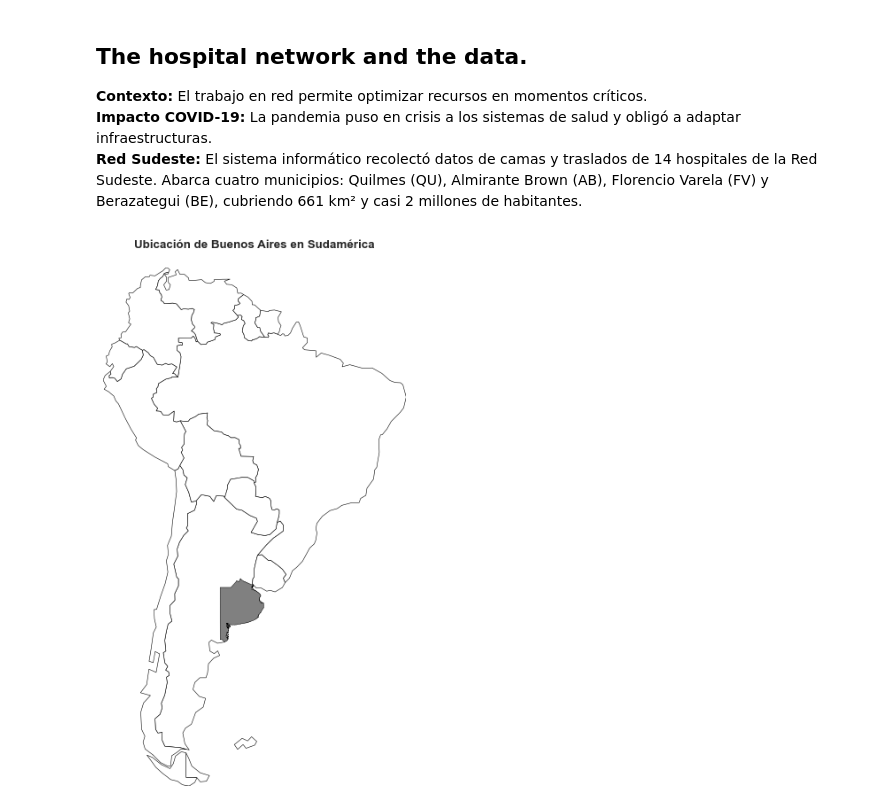
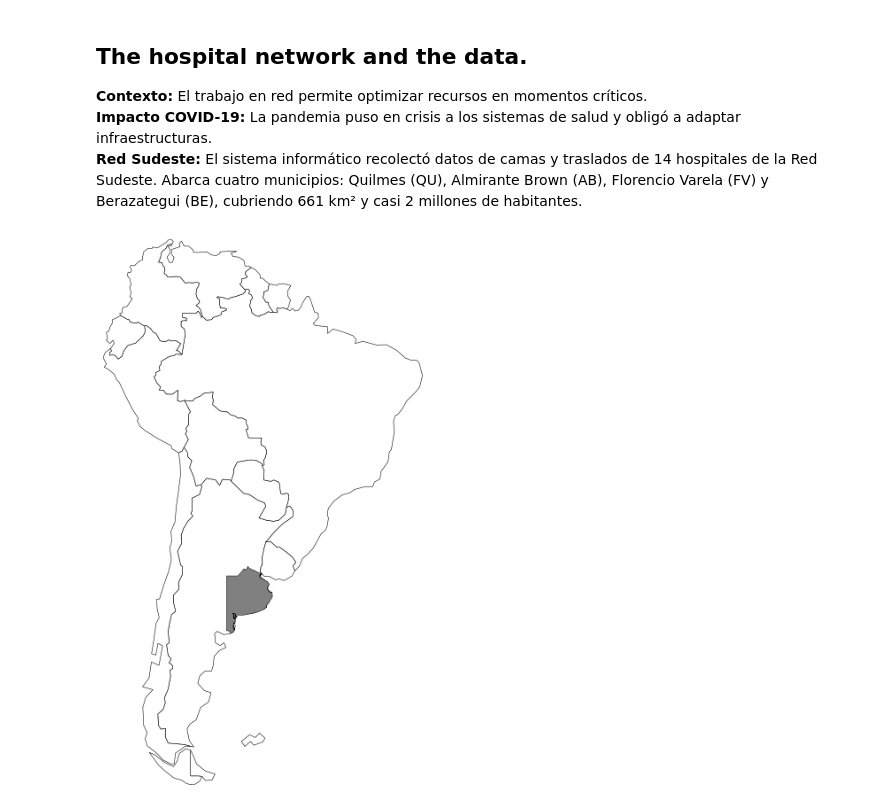
Before and after one commit to micagonzdark/RedesHospitales, a Jupyter notebook: notebooks/06_JAIIO_mapas.ipynb, the cells around one changed output. Saved outputs shown, nothing was run; the diff lists cells and outputs as text; code cells hidden in the pictures.

```diff
--- a/notebooks/06_JAIIO_mapas.ipynb
+++ b/notebooks/06_JAIIO_mapas.ipynb
@@ -105,13 +105,13 @@ ax.set_xlim(minx, maxx)
 ax.set_ylim(miny, maxy)
 
 # Título con mejor fuente
-ax.set_title(
-    "Ubicación de Buenos Aires en Sudamérica",
-    fontsize=12,
-    fontweight="bold",
-    pad=20,
-    loc="center"
-)
+# ax.set_title(
+#     "Ubicación de Buenos Aires en Sudamérica",
+#     fontsize=12,
+#     fontweight="bold",
+#     pad=20,
+#     loc="center"
+# )
 
 ax.axis("off")
 
@@ -128,34 +128,34 @@ nombre_archivo = f"{ruta_salida}/mapa_buenos_aires"
 
 # Exportar como PNG (Raster)
 # dpi=300 es estándar de impresión. Puedes subirlo a 600 si necesitas extremo detalle.
 plt.savefig(
     f"{nombre_archivo}.png",
     dpi=300,
     bbox_inches="tight",
     facecolor="white", # Asegura fondo blanco (a veces los notebooks lo hacen transparente)
     transparent=False
 )
 
 # Exportar como Vectorial (SVG y PDF)
 # SVG es ideal para editar en Illustrator/Inkscape o usar en web.
 plt.savefig(
     f"{nombre_archivo}.svg",
     format="svg",
     bbox_inches="tight"
 )
 
 # PDF es el formato preferido si vas a insertarlo en un documento de LaTeX o Word sin perder calidad.
 plt.savefig(
     f"{nombre_archivo}.pdf",
     format="pdf",
     bbox_inches="tight"
 )
 
 # Siempre mostrar el gráfico DESPUÉS de guardarlo.
 # Si haces show() antes, savefig() guardará una imagen en blanco.
 plt.show()
 # %% [output]
-[figure, old version]
+[figure, new version]
 # %%
 import matplotlib.pyplot as plt
 import os # Asegurarnos de importar os
```
Also changed, not shown: parts of 3 cells of this notebook, 2 other files.
